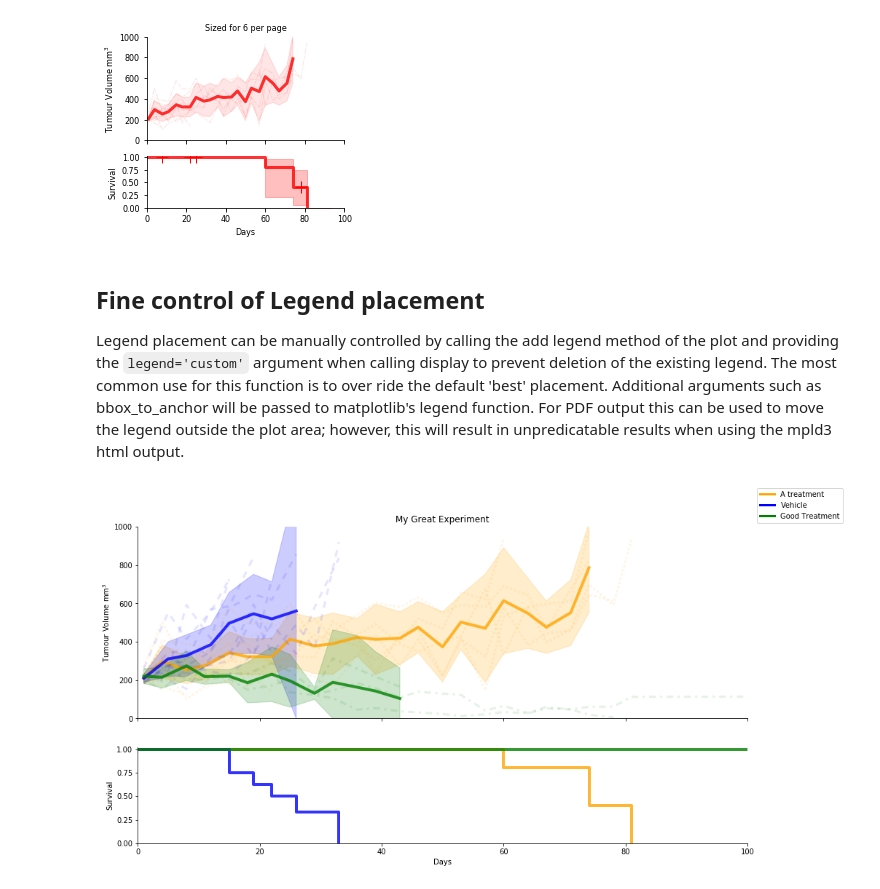
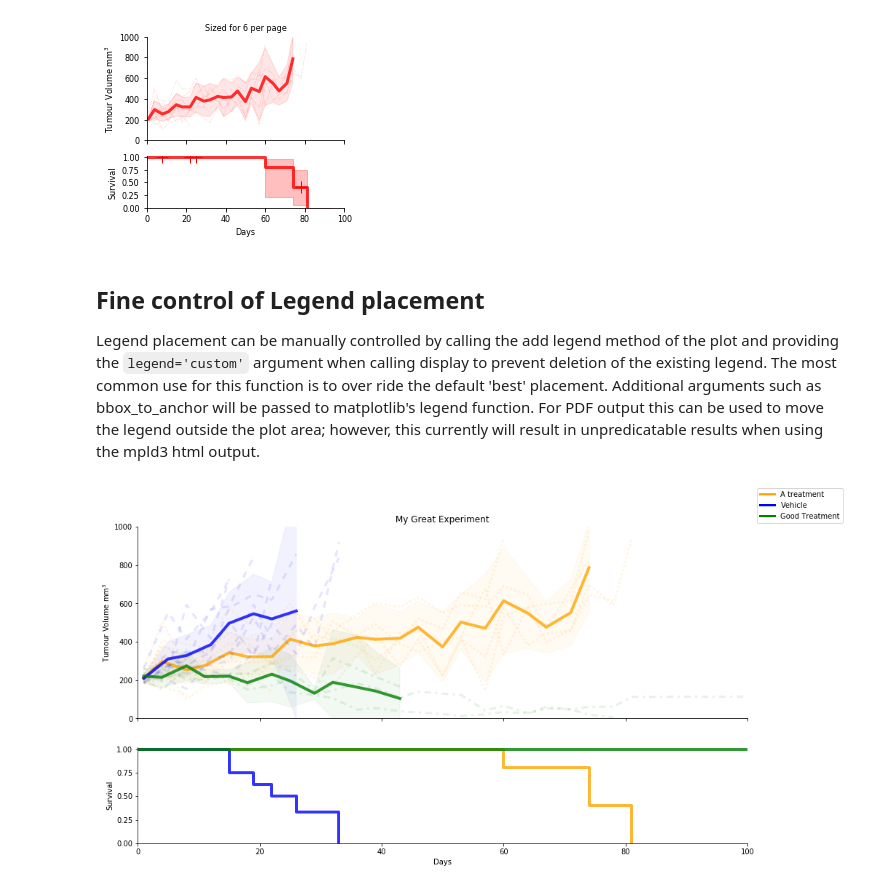
Before and after one commit to genomematt/survivalvolume, a Jupyter notebook: user_guide.ipynb, the cells around one changed output. Saved outputs shown, nothing was run; the diff lists cells and outputs as text; code cells hidden in the pictures.

```diff
--- a/user_guide.ipynb
+++ b/user_guide.ipynb
@@ -705,32 +705,32 @@ dual.save_pdf('sized6perpage.ai', legend=False)
 # %% [markdown]
 ## Fine control of Legend placement
 Legend placement can be manually controlled by calling the add legend method of the plot and providing the `legend='custom'` argument when calling display to prevent deletion of the existing legend.
-The most common use for this function is to over ride the default 'best' placement.  Additional arguments such as bbox_to_anchor will be passed to matplotlib's legend function.  For PDF output this can be used to move the legend outside the plot area; however, this will result in unpredicatable results when using the mpld3 html output.
+The most common use for this function is to over ride the default 'best' placement.  Additional arguments such as bbox_to_anchor will be passed to matplotlib's legend function.  For PDF output this can be used to move the legend outside the plot area; however, this currently will result in unpredicatable results when using the mpld3 html output.
 # %%
 dual = VolumeSurvivalPlot(figsize=(15,8))
 
 dual.km_show_censors = False
 dual.km_ci_show = False
 
 dual.add_mean('A treatment',test_data['other_treatment'],color='orange')
 dual.add_individuals('A treatment',test_data['other_treatment'],color='orange', dashes = [1,1])
-dual.add_interval('A treatment',test_data['other_treatment'],color='orange')
+dual.add_interval('A treatment',test_data['other_treatment'],color='orange',alpha=0.05)
 
 dual.add_mean('Vehicle',test_data['vehicle'],color='blue')
 dual.add_individuals('Vehicle',test_data['vehicle'],color='blue', dashes = [3,3])
-dual.add_interval('Vehicle',test_data['vehicle'],color='blue')
+dual.add_interval('Vehicle',test_data['vehicle'],color='blue',alpha=0.05)
 
 dual.add_mean('Good Treatment',test_data['good_treatment'],color='green')
 dual.add_individuals('Good Treatment',test_data['good_treatment'],color='green', dashes = [1,2,3,2])
-dual.add_interval('Good Treatment',test_data['good_treatment'],color='green')
+dual.add_interval('Good Treatment',test_data['good_treatment'],color='green',alpha=0.05)
 
 dual.title = 'My Great Experiment'
 dual.xlim = [0,100]
 
 #set the legend location to 1.01 plot widths right, and 1.0 up from the bottom left of the plot.
 dual.add_legend(loc='lower left',bbox_to_anchor=(1.01,1.0))
 
 
 dual.display(legend='custom', hide_volume_labels = False, use_mpld3=False)
 # %% [output]
-[figure, old version]
+[figure, new version]
```
Also changed, not shown: parts of 3 cells of this notebook.
